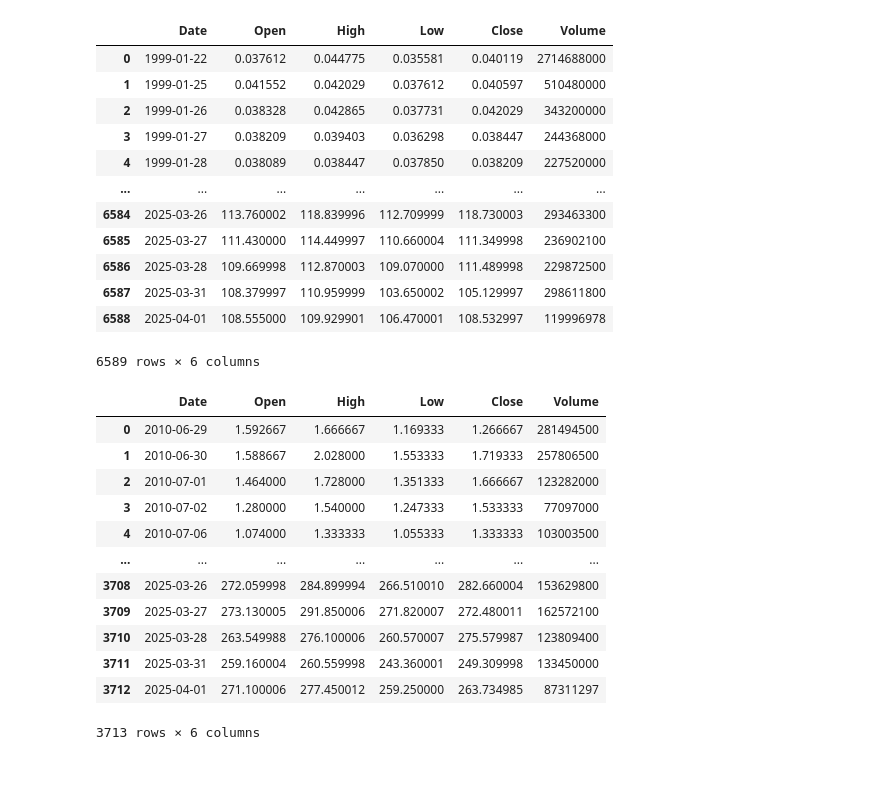
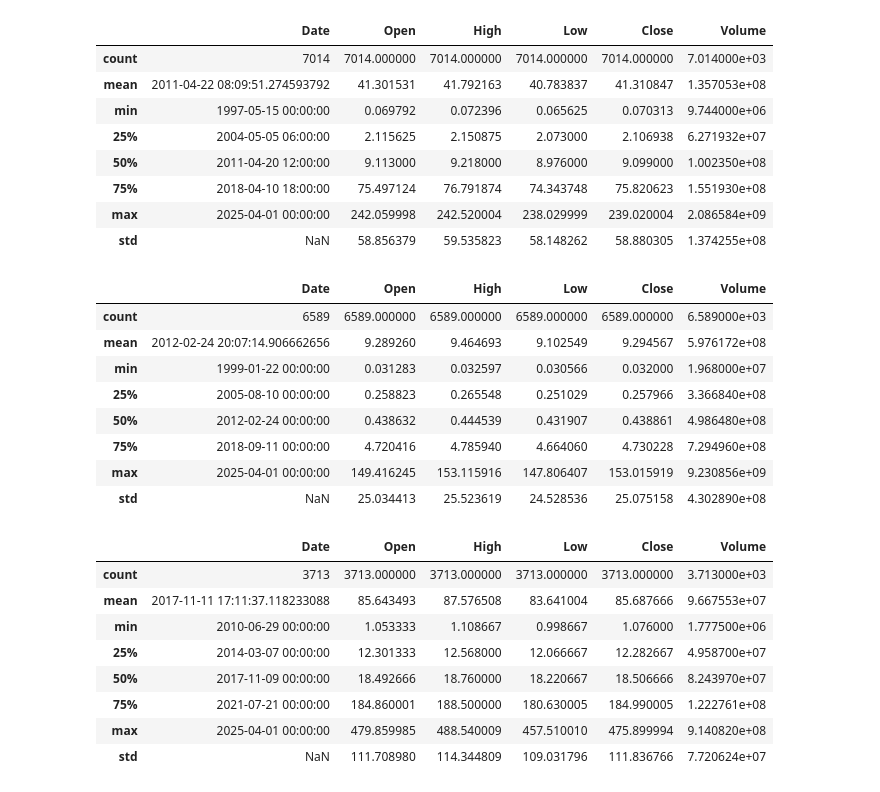
Before and after one commit to torecsgo/company-values, a Jupyter notebook: notebook.ipynb, the cells around one changed output. Saved outputs shown, nothing was run; the diff lists cells and outputs as text; code cells hidden in the pictures.

```diff
--- a/notebook.ipynb
+++ b/notebook.ipynb
@@ -23,32 +11,32 @@ amzn
-# %%
-nvda
-# %% [output]
-|  | Date | Open | High | Low | Close | Volume |
-| 0 | 1999-01-22 | 0.037612 | 0.044775 | 0.035581 | 0.040119 | 2714688000 |
-| 1 | 1999-01-25 | 0.041552 | 0.042029 | 0.037612 | 0.040597 | 510480000 |
-| 2 | 1999-01-26 | 0.038328 | 0.042865 | 0.037731 | 0.042029 | 343200000 |
-| 3 | 1999-01-27 | 0.038209 | 0.039403 | 0.036298 | 0.038447 | 244368000 |
-| 4 | 1999-01-28 | 0.038089 | 0.038447 | 0.037850 | 0.038209 | 227520000 |
-| ... | ... | ... | ... | ... | ... | ... |
-| 6584 | 2025-03-26 | 113.760002 | 118.839996 | 112.709999 | 118.730003 | 293463300 |
-| 6585 | 2025-03-27 | 111.430000 | 114.449997 | 110.660004 | 111.349998 | 236902100 |
-| 6586 | 2025-03-28 | 109.669998 | 112.870003 | 109.070000 | 111.489998 | 229872500 |
-| 6587 | 2025-03-31 | 108.379997 | 110.959999 | 103.650002 | 105.129997 | 298611800 |
-| 6588 | 2025-04-01 | 108.555000 | 109.929901 | 106.470001 | 108.532997 | 119996978 |
-6589 rows × 6 columns
-# %%
-tsla
-# %% [output]
-|  | Date | Open | High | Low | Close | Volume |
-| 0 | 2010-06-29 | 1.592667 | 1.666667 | 1.169333 | 1.266667 | 281494500 |
-| 1 | 2010-06-30 | 1.588667 | 2.028000 | 1.553333 | 1.719333 | 257806500 |
-| 2 | 2010-07-01 | 1.464000 | 1.728000 | 1.351333 | 1.666667 | 123282000 |
-| 3 | 2010-07-02 | 1.280000 | 1.540000 | 1.247333 | 1.533333 | 77097000 |
-| 4 | 2010-07-06 | 1.074000 | 1.333333 | 1.055333 | 1.333333 | 103003500 |
-| ... | ... | ... | ... | ... | ... | ... |
-| 3708 | 2025-03-26 | 272.059998 | 284.899994 | 266.510010 | 282.660004 | 153629800 |
-| 3709 | 2025-03-27 | 273.130005 | 291.850006 | 271.820007 | 272.480011 | 162572100 |
-| 3710 | 2025-03-28 | 263.549988 | 276.100006 | 260.570007 | 275.579987 | 123809400 |
-| 3711 | 2025-03-31 | 259.160004 | 260.559998 | 243.360001 | 249.309998 | 133450000 |
-| 3712 | 2025-04-01 | 271.100006 | 277.450012 | 259.250000 | 263.734985 | 87311297 |
-3713 rows × 6 columns
+# %%
+display(amzn.describe())
+display(nvda.describe())
+display(tsla.describe())
+# %% [output]
+|  | Date | Open | High | Low | Close | Volume |
+| count | 7014 | 7014.000000 | 7014.000000 | 7014.000000 | 7014.000000 | 7.014000e+03 |
+| mean | 2011-04-22 08:09:51.274593792 | 41.301531 | 41.792163 | 40.783837 | 41.310847 | 1.357053e+08 |
+| min | 1997-05-15 00:00:00 | 0.069792 | 0.072396 | 0.065625 | 0.070313 | 9.744000e+06 |
+| 25% | 2004-05-05 06:00:00 | 2.115625 | 2.150875 | 2.073000 | 2.106938 | 6.271932e+07 |
+| 50% | 2011-04-20 12:00:00 | 9.113000 | 9.218000 | 8.976000 | 9.099000 | 1.002350e+08 |
+| 75% | 2018-04-10 18:00:00 | 75.497124 | 76.791874 | 74.343748 | 75.820623 | 1.551930e+08 |
+| max | 2025-04-01 00:00:00 | 242.059998 | 242.520004 | 238.029999 | 239.020004 | 2.086584e+09 |
+| std | NaN | 58.856379 | 59.535823 | 58.148262 | 58.880305 | 1.374255e+08 |
+|  | Date | Open | High | Low | Close | Volume |
+| count | 6589 | 6589.000000 | 6589.000000 | 6589.000000 | 6589.000000 | 6.589000e+03 |
+| mean | 2012-02-24 20:07:14.906662656 | 9.289260 | 9.464693 | 9.102549 | 9.294567 | 5.976172e+08 |
+| min | 1999-01-22 00:00:00 | 0.031283 | 0.032597 | 0.030566 | 0.032000 | 1.968000e+07 |
+| 25% | 2005-08-10 00:00:00 | 0.258823 | 0.265548 | 0.251029 | 0.257966 | 3.366840e+08 |
+| 50% | 2012-02-24 00:00:00 | 0.438632 | 0.444539 | 0.431907 | 0.438861 | 4.986480e+08 |
+| 75% | 2018-09-11 00:00:00 | 4.720416 | 4.785940 | 4.664060 | 4.730228 | 7.294960e+08 |
+| max | 2025-04-01 00:00:00 | 149.416245 | 153.115916 | 147.806407 | 153.015919 | 9.230856e+09 |
+| std | NaN | 25.034413 | 25.523619 | 24.528536 | 25.075158 | 4.302890e+08 |
+|  | Date | Open | High | Low | Close | Volume |
+| count | 3713 | 3713.000000 | 3713.000000 | 3713.000000 | 3713.000000 | 3.713000e+03 |
+| mean | 2017-11-11 17:11:37.118233088 | 85.643493 | 87.576508 | 83.641004 | 85.687666 | 9.667553e+07 |
+| min | 2010-06-29 00:00:00 | 1.053333 | 1.108667 | 0.998667 | 1.076000 | 1.777500e+06 |
+| 25% | 2014-03-07 00:00:00 | 12.301333 | 12.568000 | 12.066667 | 12.282667 | 4.958700e+07 |
+| 50% | 2017-11-09 00:00:00 | 18.492666 | 18.760000 | 18.220667 | 18.506666 | 8.243970e+07 |
+| 75% | 2021-07-21 00:00:00 | 184.860001 | 188.500000 | 180.630005 | 184.990005 | 1.222761e+08 |
+| max | 2025-04-01 00:00:00 | 479.859985 | 488.540009 | 457.510010 | 475.899994 | 9.140820e+08 |
+| std | NaN | 111.708980 | 114.344809 | 109.031796 | 111.836766 | 7.720624e+07 |
```
Also changed, not shown: parts of 12 cells of this notebook.
